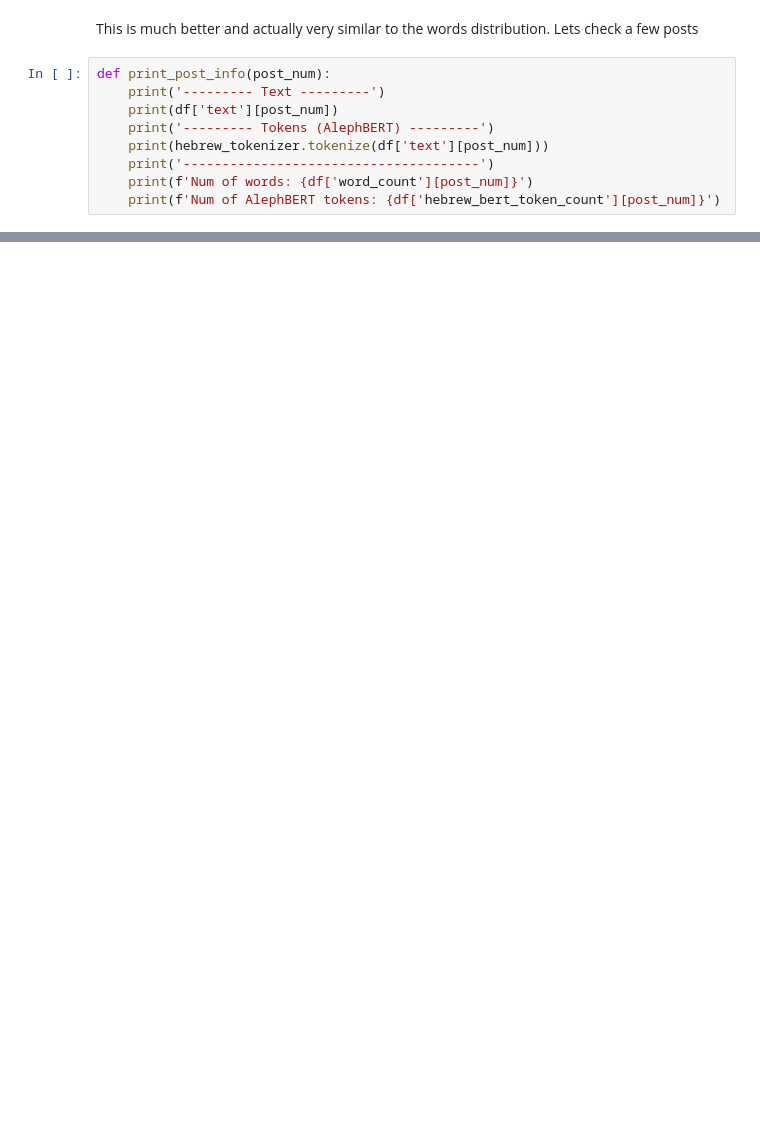
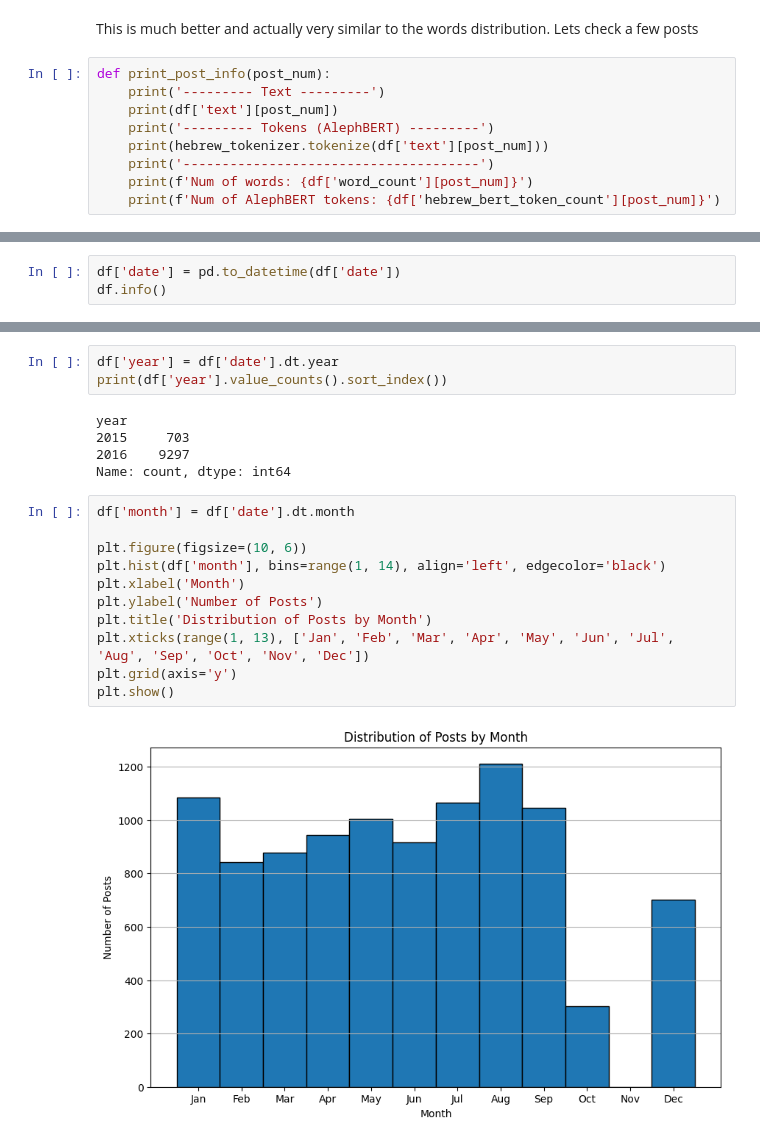
Before and after one commit to DanielHevdeli/hafifot-tiug, a Jupyter notebook: EDA.ipynb, the cells around one changed output, grey strips where cells are left out. Cells and saved outputs as stored; diff of their text form; blank space fills up the shorter version.

```diff
--- a/EDA.ipynb
+++ b/EDA.ipynb
@@ -160,0 +170,3 @@ df[['length', 'word_count', 'sentence_count', 'bert_token_count', 'hebrew_bert_t
+# %%
+df['date'] = pd.to_datetime(df['date'])
+df.info()
@@ -160,0 +191,21 @@ df[['length', 'word_count', 'sentence_count', 'bert_token_count', 'hebrew_bert_t
+# %%
+df['year'] = df['date'].dt.year
+print(df['year'].value_counts().sort_index())
+# %% [output]
+year
+2015     703
+2016    9297
+Name: count, dtype: int64
+# %%
+df['month'] = df['date'].dt.month
+
+plt.figure(figsize=(10, 6))
+plt.hist(df['month'], bins=range(1, 14), align='left', edgecolor='black')
+plt.xlabel('Month')
+plt.ylabel('Number of Posts')
+plt.title('Distribution of Posts by Month')
+plt.xticks(range(1, 13), ['Jan', 'Feb', 'Mar', 'Apr', 'May', 'Jun', 'Jul', 'Aug', 'Sep', 'Oct', 'Nov', 'Dec'])
+plt.grid(axis='y')
+plt.show()
+# %% [output]
+[figure, added]
```
Also changed, not shown: parts of 18 cells of this notebook.
